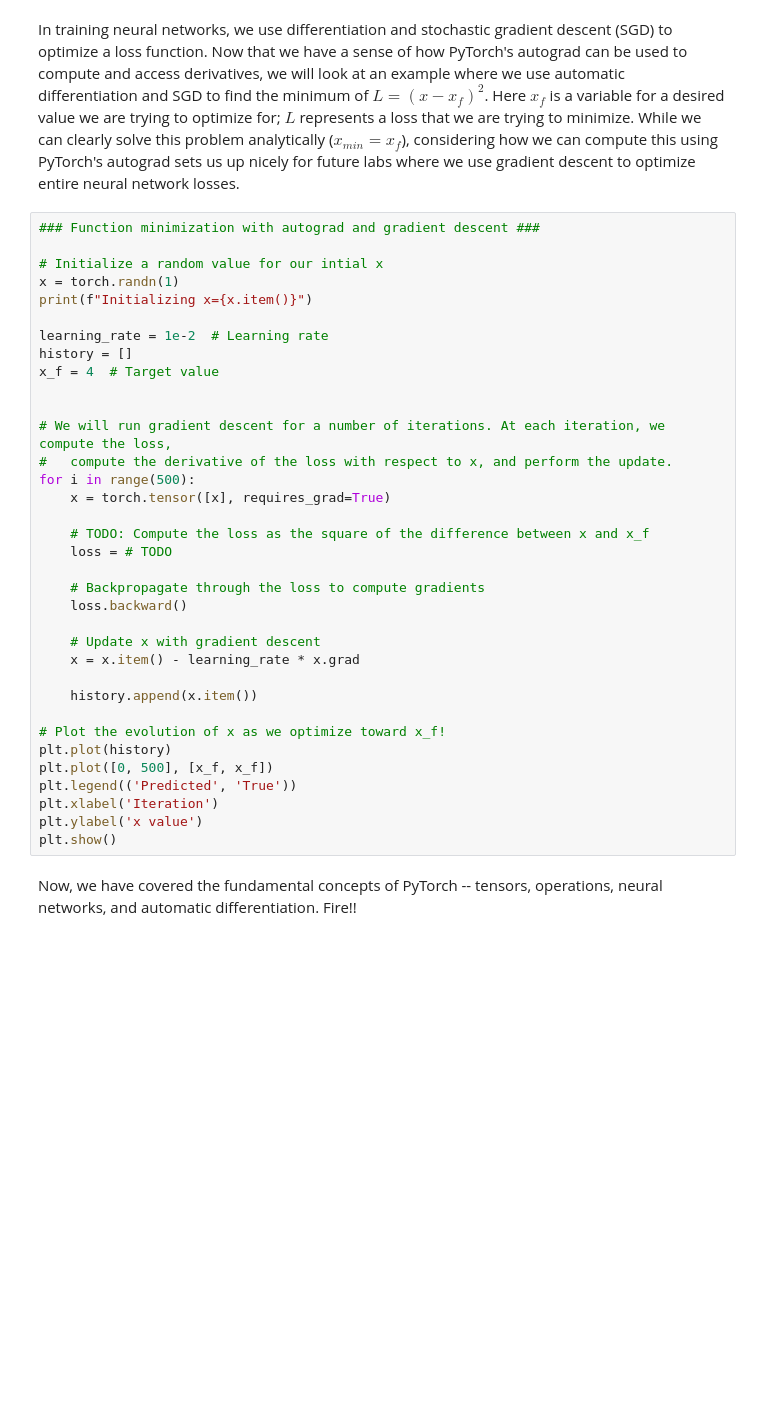
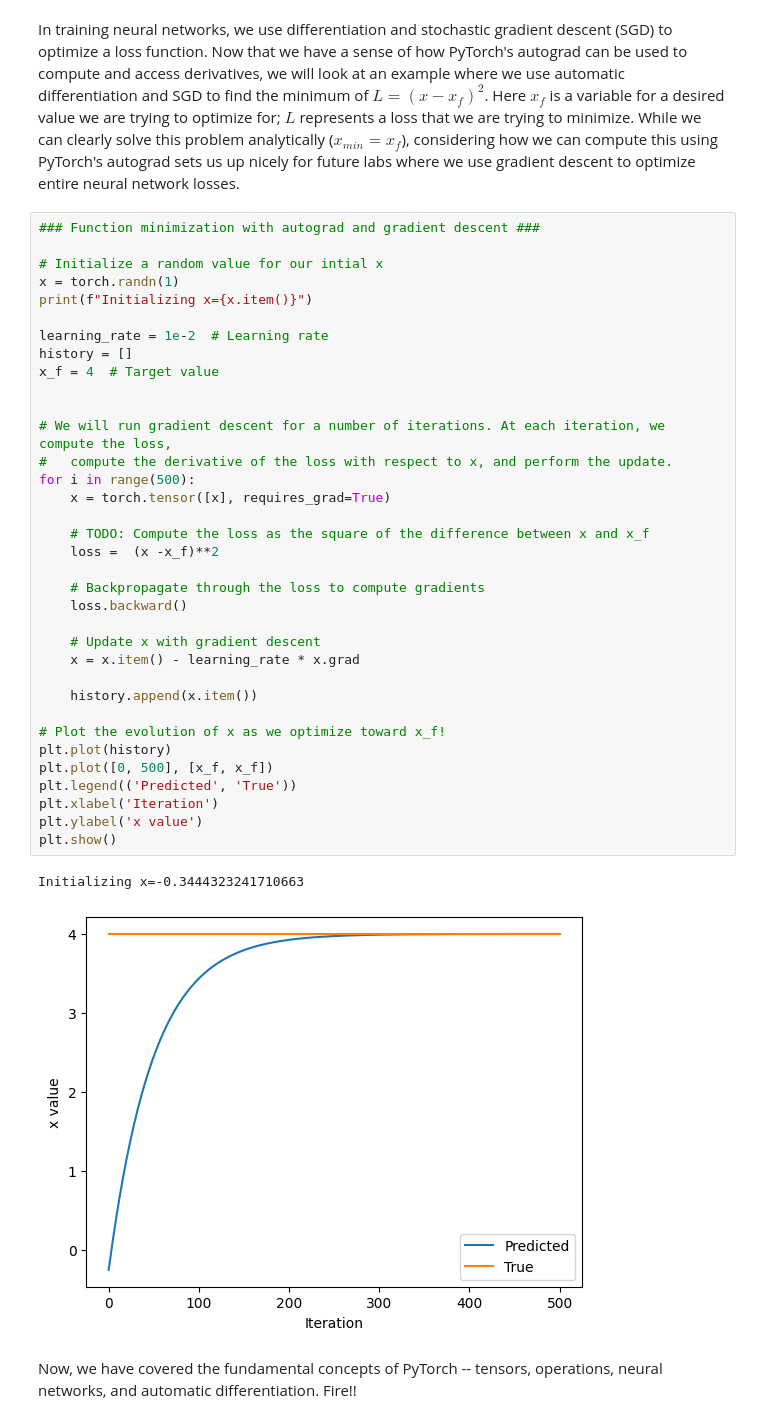
Before and after one commit to aysenaerkmen/introtodeeplearning, a Jupyter notebook: lab1/PT_Part1_Intro.ipynb, the cells around one changed output. Cells and saved outputs as stored; diff of their text form; blank space fills up the shorter version.

```diff
--- a/lab1/PT_Part1_Intro.ipynb
+++ b/lab1/PT_Part1_Intro.ipynb
@@ -337,33 +345,36 @@ In training neural networks, we use differentiation and stochastic gradient desc
 x = torch.randn(1)
 print(f"Initializing x={x.item()}")
 
 learning_rate = 1e-2  # Learning rate
 history = []
 x_f = 4  # Target value
 
 
 # We will run gradient descent for a number of iterations. At each iteration, we compute the loss,
 #   compute the derivative of the loss with respect to x, and perform the update.
 for i in range(500):
     x = torch.tensor([x], requires_grad=True)
 
     # TODO: Compute the loss as the square of the difference between x and x_f
-    loss = # TODO
+    loss =  (x -x_f)**2
 
     # Backpropagate through the loss to compute gradients
     loss.backward()
 
     # Update x with gradient descent
     x = x.item() - learning_rate * x.grad
 
     history.append(x.item())
 
 # Plot the evolution of x as we optimize toward x_f!
 plt.plot(history)
 plt.plot([0, 500], [x_f, x_f])
 plt.legend(('Predicted', 'True'))
 plt.xlabel('Iteration')
 plt.ylabel('x value')
 plt.show()
+# %% [output]
+Initializing x=-0.3444323241710663
+[figure, added]
 # %% [markdown]
 Now, we have covered the fundamental concepts of PyTorch -- tensors, operations, neural networks, and automatic differentiation. Fire!!
```
Also changed, not shown: parts of 3 cells of this notebook.
